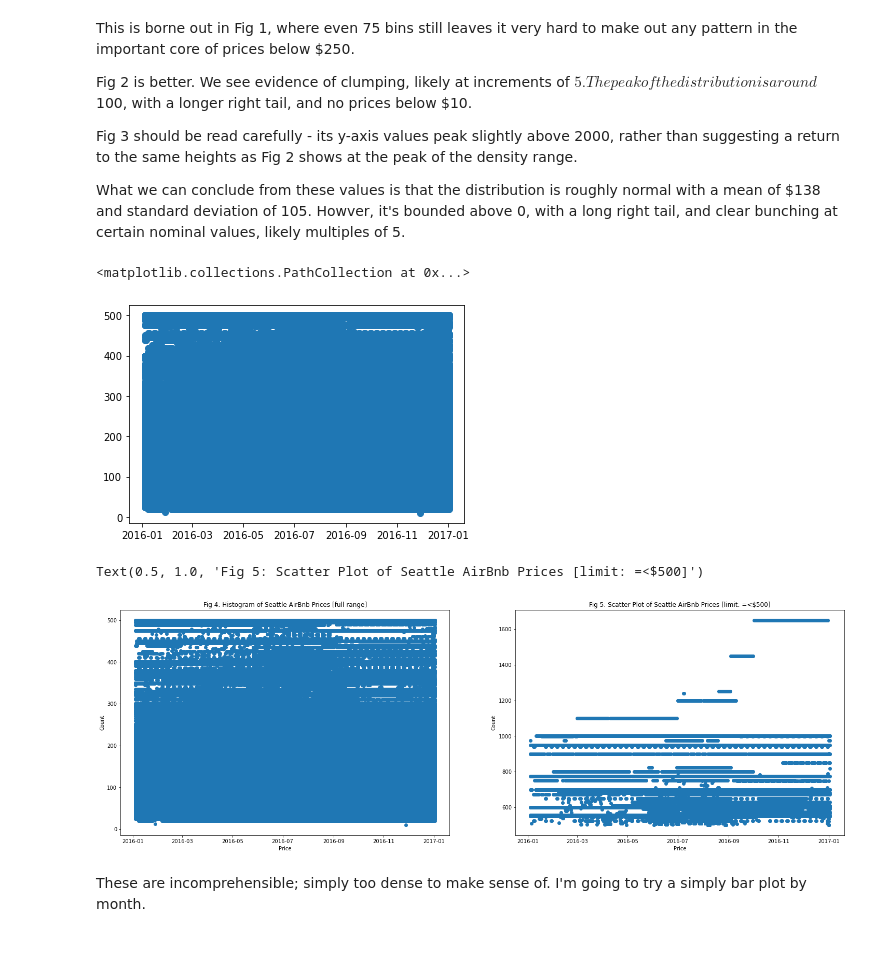
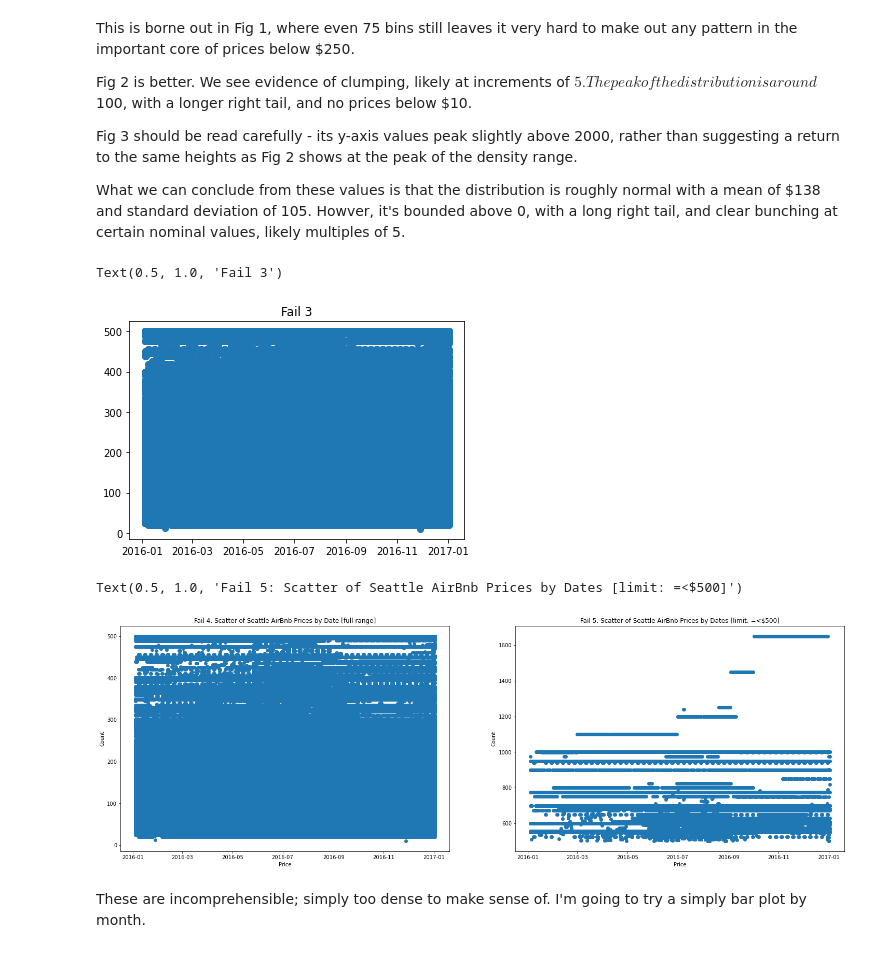
Before and after one commit to HJIzt/DataScienceBlogpost, a Jupyter notebook: seattle_airbnb_analysis.ipynb, the cells around one changed output. Drawn from its saved outputs; the diff is of its cells as text; code cells hidden in the pictures.

```diff
--- a/seattle_airbnb_analysis.ipynb
+++ b/seattle_airbnb_analysis.ipynb
@@ -137,25 +139,26 @@ What we can conclude from these values is that the distribution is roughly norma
 # %%
 # revisiting scatter plot with `cheap_df`
 
 plt.scatter(x = cheap_df["date"], y=cheap_df["price"])
+plt.title("Fail 3")
 # %% [output]
-<matplotlib.collections.PathCollection at 0x...>
+Text(0.5, 1.0, 'Fail 3')
-[figure, old version]
+[figure, new version]
 # %%
 fig, ax = plt.subplots(1, 2, figsize = (25,8))
 
 ax[0].scatter(x = cheap_df["date"], y=cheap_df["price"])
 ax[0].set_xlabel("Price")
 ax[0].set_ylabel("Count")
-ax[0].set_title("Fig 4: Histogram of Seattle AirBnb Prices [full range]")
+ax[0].set_title("Fail 4: Scatter of Seattle AirBnb Prices by Date [full range]")
 
 ax[1].scatter(x = expensive_df["date"], y = expensive_df["price"])
 ax[1].set_xlabel("Price")
 ax[1].set_ylabel("Count")
-ax[1].set_title("Fig 5: Scatter Plot of Seattle AirBnb Prices [limit: =<$500]")
+ax[1].set_title("Fail 5: Scatter of Seattle AirBnb Prices by Dates [limit: =<$500]")
 # %% [output]
-Text(0.5, 1.0, 'Fig 5: Scatter Plot of Seattle AirBnb Prices [limit: =<$500]')
+Text(0.5, 1.0, 'Fail 5: Scatter of Seattle AirBnb Prices by Dates [limit: =<$500]')
-[figure, old version]
+[figure, new version]
 # %% [markdown]
 These are incomprehensible; simply too dense to make sense of. I'm going to try a simply bar plot by month.
 # %%
```
Also changed, not shown: parts of 30 cells of this notebook.
